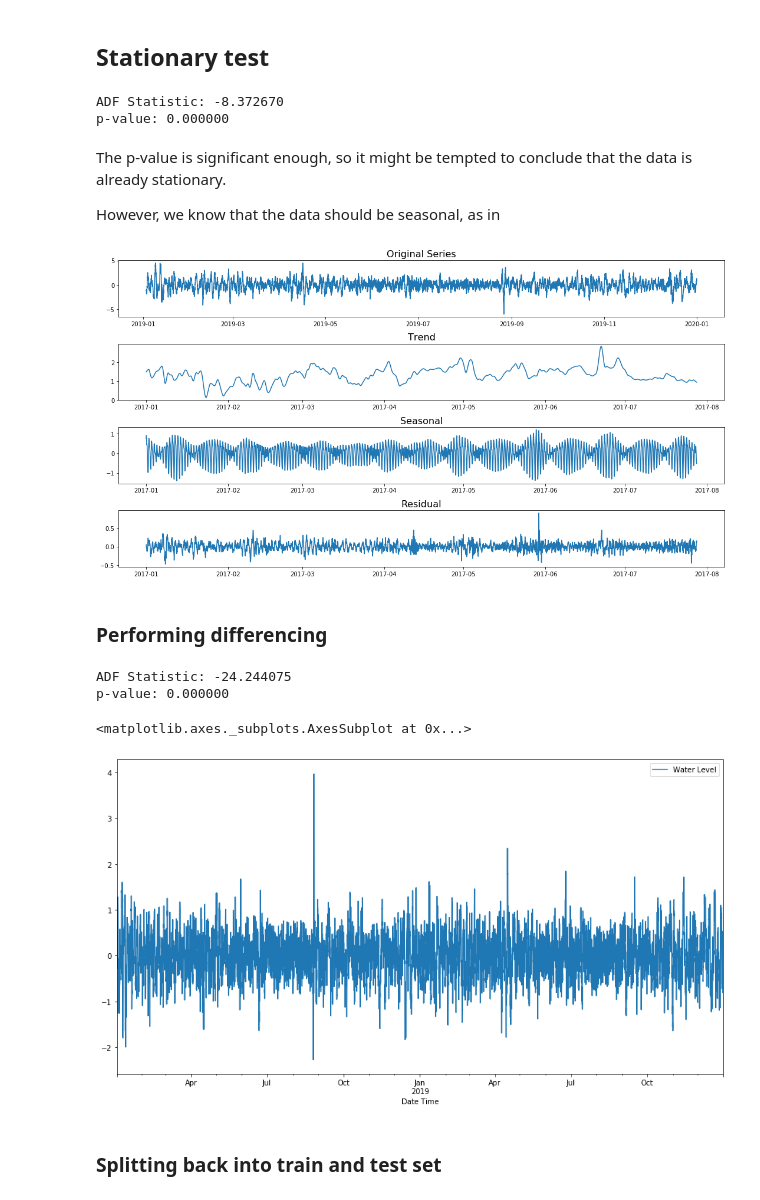
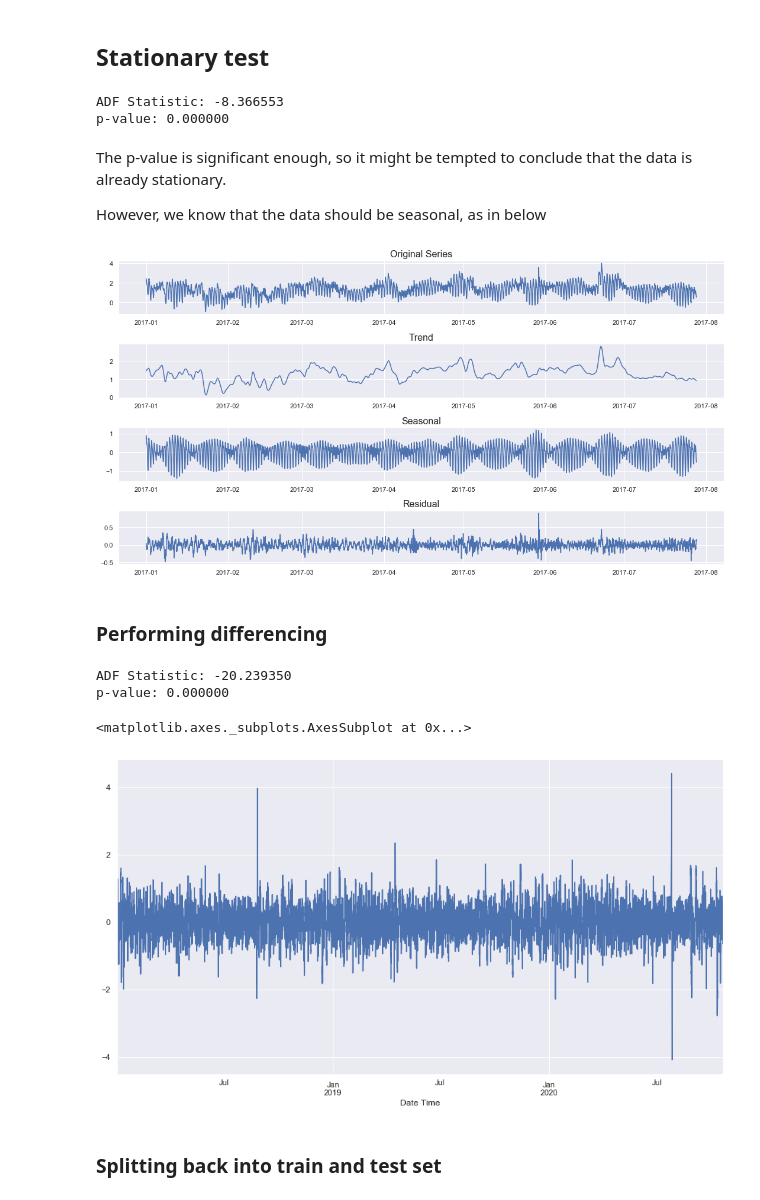
Before and after one commit to Data-Analytics-2020/Tide-Prediction, a Jupyter notebook: predict_tide.ipynb, the cells around one changed output. Saved outputs shown, nothing was run; the diff lists cells and outputs as text; code cells hidden in the pictures.

```diff
--- a/predict_tide.ipynb
+++ b/predict_tide.ipynb
@@ -95,0 +93,18 @@ merged
+# %%
+preprocessed = merged.copy().set_index('Date Time')
+for key in preprocessed.keys():
+    temp = preprocessed[key]
+    nan_index = temp.isnull()
+    temp = temp.interpolate('linear')
+    results = seasonal_decompose(temp,period=24*30*12, model='additive', extrapolate_trend='freq')
+    for i, real in enumerate(nan_index):
+        if real == True:
+            results.trend.iloc[i] = np.nan
+            dt = '2019-' + str(results.resid.index[i])[5:]
+            results.seasonal.iloc[i] = results.seasonal.loc[dt]
+            results.resid.iloc[i] = results.resid.loc[dt]
+    preprocessed[key] = results.trend.interpolate('linear') + results.seasonal + results.resid
+
+preprocessed.reset_index(inplace=True)
+
+preprocessed.plot(x = 'Date Time', figsize=(15, 12), subplots=True)
@@ -101,18 +125,20 @@ def stationary_test(df):
     print('ADF Statistic: %f' % result[0])
     print('p-value: %f' % result[1])
 # %%
-water_level_df = merged[['Date Time', 'Water Level']].copy().set_index('Date Time')
+water_level_df = preprocessed[['Date Time', 'Water Level']].copy().set_index('Date Time')
 water_level_df.dropna(inplace=True)
 stationary_test(water_level_df['Water Level'].values)
 # %% [output]
-ADF Statistic: -8.372670
+ADF Statistic: -8.366553
 p-value: 0.000000
 # %% [markdown]
 The p-value is significant enough, so it might be tempted to conclude that the data is already stationary.
 
-However, we know that the data should be seasonal, as in
+However, we know that the data should be seasonal, as in below
 # %%
-stl = STL(water_level_df['Water Level'][:5000])
+first_5k_obs = water_level_df['Water Level'][:5000]
+
+stl = STL(first_5k_obs)
 result = stl.fit()
 
 seasonal, trend, resid = result.seasonal, result.trend, result.resid
@@ -120,7 +146,7 @@ seasonal, trend, resid = result.seasonal, result.trend, result.resid
 plt.figure(figsize=(15,8))
 
 plt.subplot(4,1,1)
-plt.plot(wl_train)
+plt.plot(first_5k_obs)
 plt.title('Original Series', fontsize=16)
 
 plt.subplot(4,1,2)
@@ -137,19 +163,28 @@ plt.title('Residual', fontsize=16)
 
 plt.tight_layout()
 # %% [output]
-[figure, old version]
+[figure, new version]
 # %% [markdown]
 ### Performing differencing
 # %%
-water_level_df = water_level_df.diff(periods=24).dropna()         # by 1 day
-water_level_df = water_level_df.diff(periods=365*24).dropna()     # by 1 year
-stationary_test(water_level_df)
-wl_train.plot(figsize=(15,8))
+diff_merged = preprocessed.copy()
+
+diff_merged = diff_merged.bfill().ffill().interpolate()
+diff_merged.set_index('Date Time', inplace=True)
+
+diff_merged = diff_merged.diff(periods=24)[1:]              # by 1 day
+diff_merged = diff_merged.diff(periods=365*24).dropna()     # by 1 year
+
+wl_df = diff_merged['Water Level']
+stationary_test(wl_df)
+wl_df.plot(x='Date Time', figsize=(15,8))
+
+# diff_merged.plot(figsize=(15, 12), subplots=True)
 # %% [output]
-ADF Statistic: -24.244075
+ADF Statistic: -20.239350
 p-value: 0.000000
 <matplotlib.axes._subplots.AxesSubplot at 0x...>
-[figure, old version]
+[figure, new version]
 # %% [markdown]
 ### Splitting back into train and test set
 # %%
```
Also changed, not shown: parts of 42 cells of this notebook.
